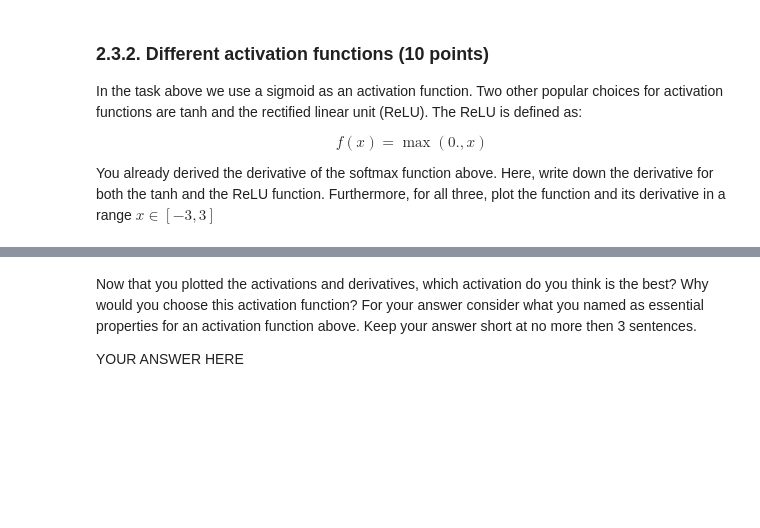
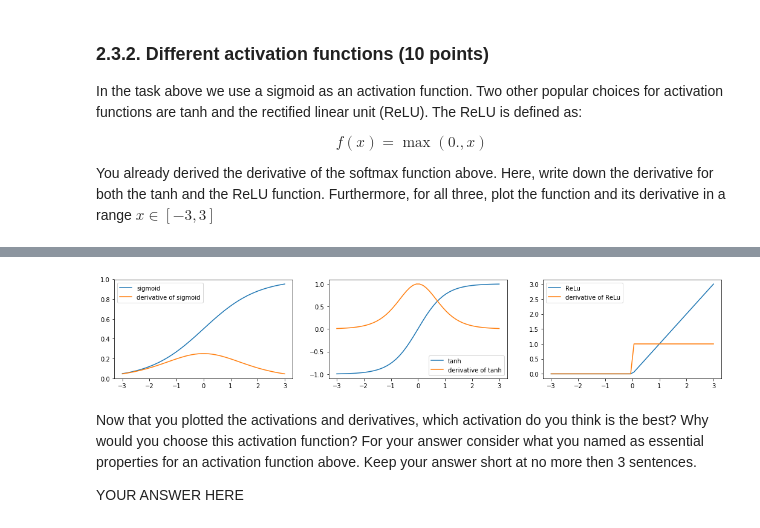
Before and after one commit to woutster/ml1, a Jupyter notebook: 10749586_12385913_lab2.ipynb, the cells around one changed output, grey strips where cells are left out. Saved outputs shown, nothing was run; the diff lists cells and outputs as text; code cells hidden in the pictures; blank space fills up the shorter version.

```diff
--- a/10749586_12385913_lab2.ipynb
+++ b/10749586_12385913_lab2.ipynb
@@ -861,3 +840,46 @@ raise NotImplementedError()
+# %%
+def relu(x):
+    return np.maximum(0,x)
+
+def der_relu(x):
+    return 1. * (x > 0)
+
+def sigmoid(x):
+    return 1/(1+np.exp(-x))
+
+def der_sigmoid(x):
+    return sigmoid(x) * (1 - sigmoid(x))
+
+def tanh(x):
+    return np.tanh(x)
+
+def der_tanh(x):
+    return 1 - tanh(x)**2
+
+
+# plot the function and the derivative for the activations sigmoid, tanh and ReLU.
+x = np.linspace(-3, 3, 50)
+
+plt.figure(1, figsize=(18, 3))
+
+plt.subplot(1,3,1)
+plt.plot(x, sigmoid(x), label = 'sigmoid')
+plt.plot(x, der_sigmoid(x), label='derivative of sigmoid')
+plt.legend()
+
+plt.subplot(1,3,2)
+plt.plot(x, tanh(x), label='tanh')
+plt.plot(x, der_tanh(x), label='derivative of tanh')
+plt.legend()
+
+plt.subplot(1,3,3)
+plt.plot(x, relu(x), label='ReLu')
+plt.plot(x, der_relu(x), label='derivative of ReLu')
+plt.legend()
+
+plt.show()
+# %% [output]
+[figure, added]
 # %% [markdown]
 Now that you plotted the activations and derivatives, which activation do you think is the best? Why would you choose this activation function? For your answer consider what you named as essential properties for an activation function above. Keep your answer short at no more then 3 sentences.
 
```
Also changed, not shown: parts of 14 cells of this notebook.
